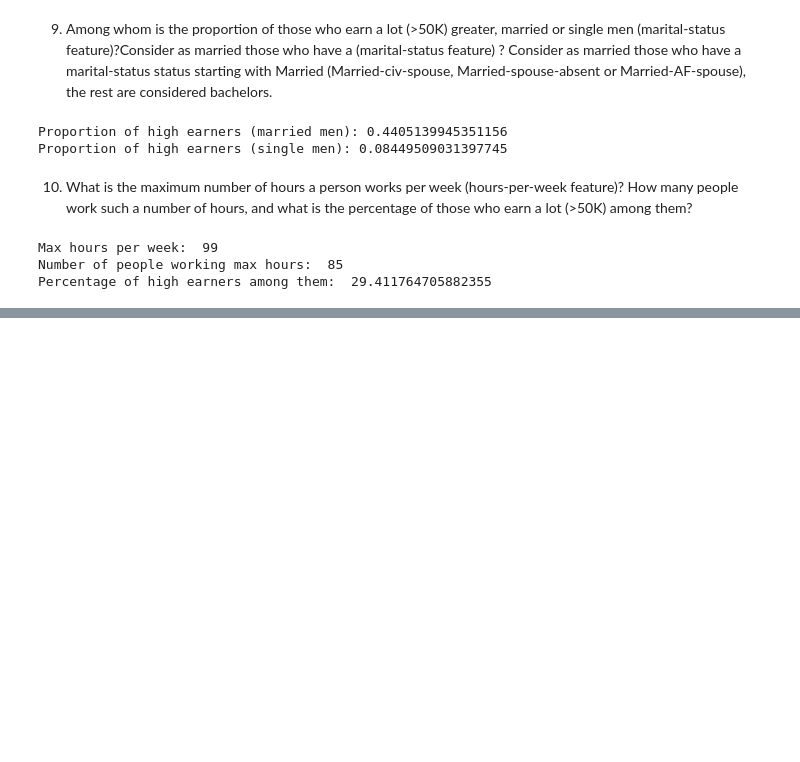
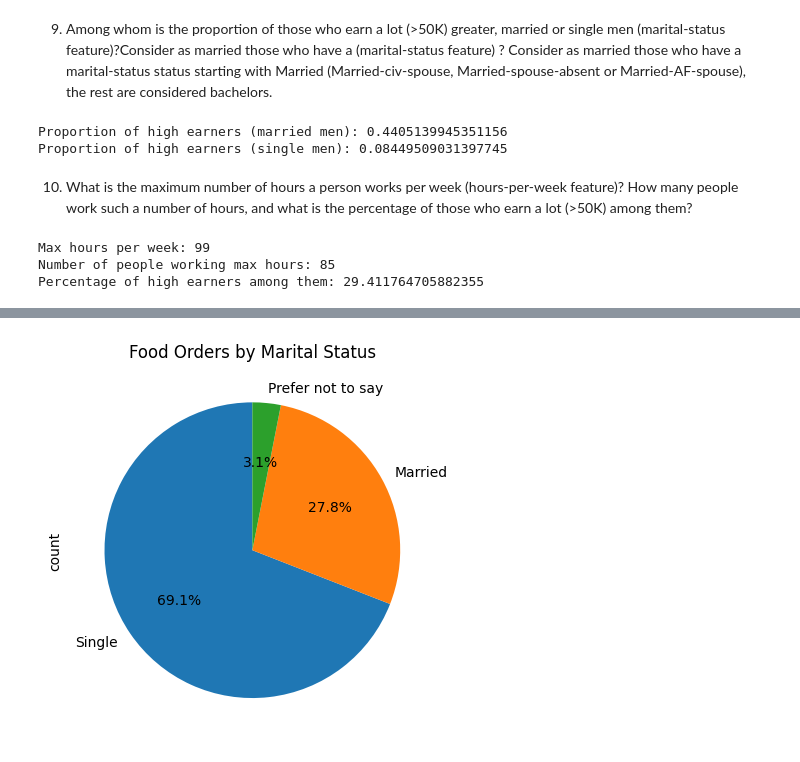
Before and after one commit to Chetana10r/Python_for_DS, a Jupyter notebook: Assign3_Pandas.ipynb, the cells around one changed output, grey strips where cells are left out. Cells and saved outputs as stored; diff of their text form; code cells hidden in the pictures; blank space fills up the shorter version.

```diff
--- a/Assign3_Pandas.ipynb
+++ b/Assign3_Pandas.ipynb
@@ -163,0 +443,4 @@ Percentage of high earners among them:  29.411764705882355
+# %%
+import pandas as pd
+data=pd.read_csv("onlinefoods.csv")
+data
@@ -163,0 +461,14 @@ Percentage of high earners among them:  29.411764705882355
+# %%
+import matplotlib.pyplot as plt
+
+# Count food orders based on marital status
+order_counts = data["Marital Status"].value_counts()
+
+# Plot the pie chart
+order_counts.plot.pie(autopct='%1.1f%%', labels=order_counts.index, startangle=90)
+
+# Add title
+plt.title("Food Orders by Marital Status")
+plt.show()
+# %% [output]
+[figure, added]
```
Also changed, not shown: parts of 51 cells of this notebook, 2 other files.
